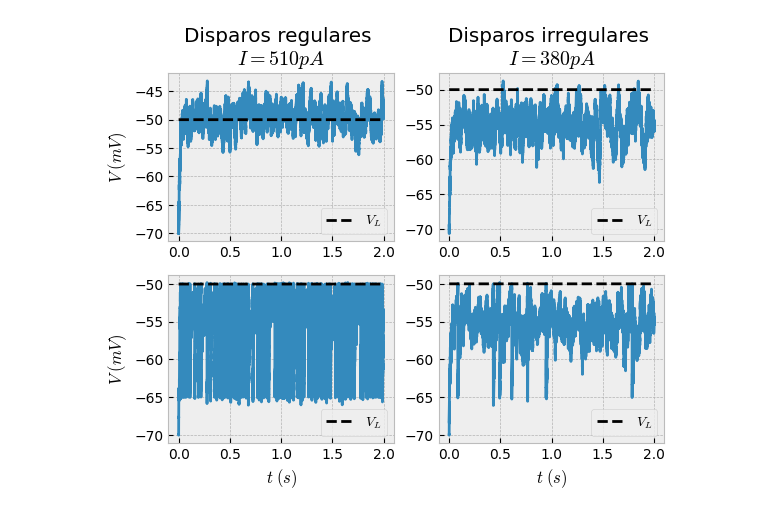
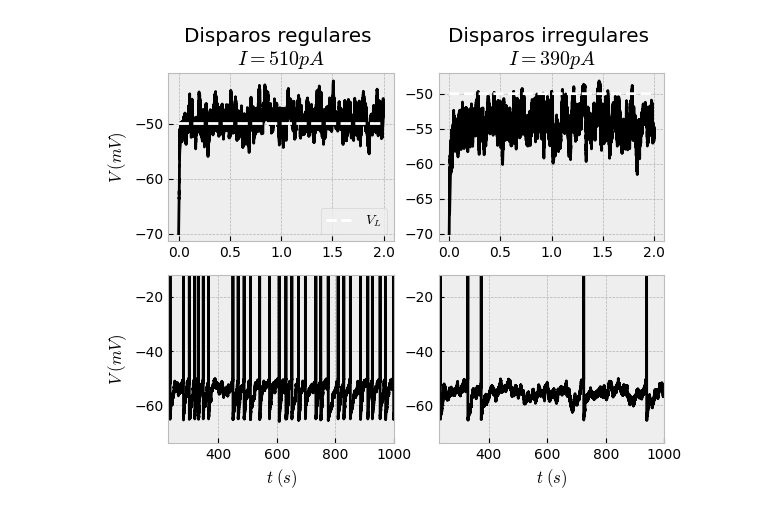
Before and after one commit to rfscorrea/listas-neurociencia-profroque, a Jupyter notebook: lista6/ex2-c.ipynb, the cells around one changed output. Cells and saved outputs as stored; diff of their text form; code cells hidden in the pictures.

```diff
--- a/lista6/ex2-c.ipynb
+++ b/lista6/ex2-c.ipynb
@@ -39,9 +39,12 @@ def solucao_comdisparo(I, interacoes, sigma, dt):
 
     for i in range(interacoes-1):
         w_n = gauss(0,1)
-        if V[i] >= V_L and V[-1] <= V_L:
+
+        V[i+1] = V[i] + dt * ( 1/R * (V_rep - V[i]) + I[i] ) / C + ( sigma * w_n * np.sqrt(dt) )
+
+        if V[i+1] >= V_L:
+            V[i] = 0
             V[i+1] = V_redef
-
             tempos_disparos.append(t[i])
         else:
             V[i+1] = V[i] + dt * ( 1/R * (V_rep - V[i]) + I[i] ) / C + ( sigma * w_n * np.sqrt(dt) )
@@ -61,7 +64,7 @@ def intervalos_entre_disparos(tempos_disparos):
 t = np.arange(0, tmax, dt)
 
 I_acima = 510e-12   #A
-I_abaixo = 380e-12  #A
+I_abaixo = 390e-12  #A
 
 sigma = 30e-3
 
@@ -71,10 +74,10 @@ I2 = corrente(t, I_abaixo)
 V1, tempos_disparos1 = solucao_comdisparo(I1, interacoes, sigma, dt)
 ISI1 = intervalos_entre_disparos(tempos_disparos1)
 
-V3, tempos_disparos2 = solucao_comdisparo(I2, interacoes, sigma, dt)
+V2, tempos_disparos2 = solucao_comdisparo(I2, interacoes, sigma, dt)
 ISI2 = intervalos_entre_disparos(tempos_disparos2)
 
-V2 = solucao_semdisparo(I1, interacoes, sigma, dt)
+V3 = solucao_semdisparo(I1, interacoes, sigma, dt)
 V4 = solucao_semdisparo(I2, interacoes, sigma, dt)
 
 VL = np.full(interacoes, V_L)
@@ -86,35 +89,33 @@ plt.style.use('bmh')
 # %%
 plt.figure()
 
 plt.subplot(2,2,1)
-plt.title('Disparos regulares \n$I = 510pA$')
-plt.plot(t, V2*1e3)
-plt.plot(t, VL*1e3, 'k--', label='$V_L$')
+plt.title(f'Disparos regulares \n$I = 510pA$')
+plt.plot(t, V3*1e3, 'k')
+plt.plot(t, VL*1e3, 'w--', label='$V_L$')
 plt.ylabel(r'$V \; (mV)$')
 plt.legend()
 
+plt.subplot(2,2,2)
+plt.title(f'Disparos irregulares \n$I =390pA$')
+plt.plot(t, V4*1e3, 'k')
+plt.plot(t, VL*1e3, 'w--', label='$V_L$')
+
 plt.subplot(2,2,3)
-plt.plot(t, V1*1e3)
-plt.plot(t, VL*1e3, 'k--', label='$V_L$')
+plt.plot(t*1e3, V1*1e3, 'k')
 plt.ylabel(r'$V \; (mV)$')
 plt.xlabel(r'$t \; (s)$')
-plt.legend()
-
-plt.subplot(2,2,2)
-plt.title('Disparos irregulares \n$I = 380pA$')
-plt.plot(t, V4*1e3)
-plt.plot(t, VL*1e3, 'k--', label='$V_L$')
-plt.legend()
+plt.axis(xmin=230, xmax=1000, ymax=-12)
 
 plt.subplot(2,2,4)
-plt.plot(t, V3*1e3)
-plt.plot(t, VL*1e3, 'k--', label='$V_L$')
+plt.plot(t*1e3, V2*1e3, 'k')
 plt.xlabel(r'$t \; (s)$')
-plt.legend()
+plt.axis(xmin=230, xmax=1000, ymax=-12)
+
 
 plt.show()
 # %% [output]
-[figure, old version]
+[figure, new version]
 # %%
 print(
     f'Coeficiente de variação dos intervalos entre disparos\n'
```
Also changed, not shown: parts of 1 cell of this notebook.
